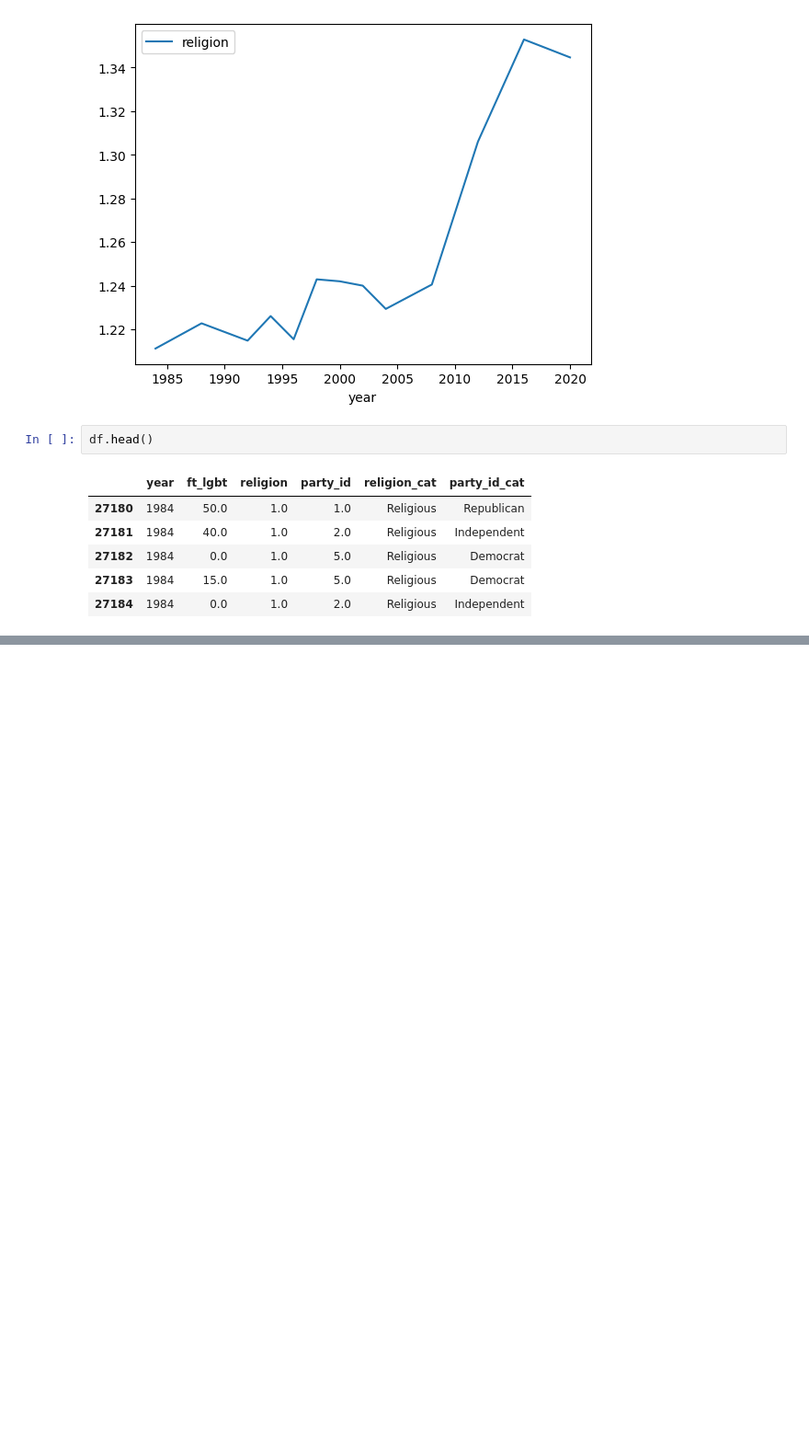
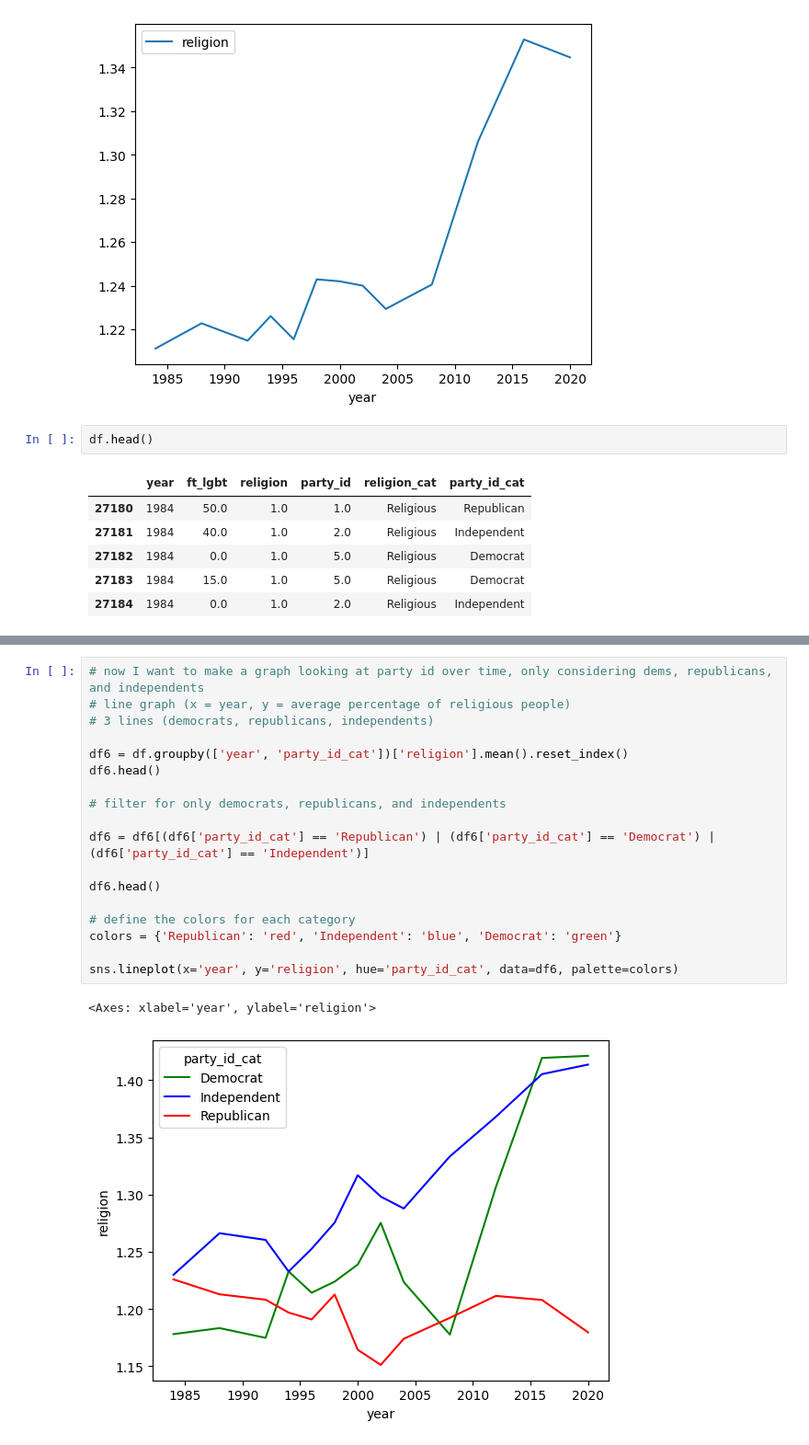
Before and after one commit to VUDataSci/data-presentation-eleanorbeers, a Jupyter notebook: eda_project_anes.ipynb, the cells around one changed output, grey strips where cells are left out. Shown at 92% size. Saved outputs shown, nothing was run; the diff lists cells and outputs as text; blank space fills up the shorter version.

Commit message:
another graph

```diff
--- a/eda_project_anes.ipynb
+++ b/eda_project_anes.ipynb
@@ -201 +196,22 @@ sns.lineplot(x='year', y='ft_lgbt', hue='religion_cat', style='party_id_cat', da
 [figure]
+# %%
+# now I want to make a graph looking at party id over time, only considering dems, republicans, and independents
+# line graph (x = year, y = average percentage of religious people)
+# 3 lines (democrats, republicans, independents)
+
+df6 = df.groupby(['year', 'party_id_cat'])['religion'].mean().reset_index()
+df6.head()
+
+# filter for only democrats, republicans, and independents
+
+df6 = df6[(df6['party_id_cat'] == 'Republican') | (df6['party_id_cat'] == 'Democrat') | (df6['party_id_cat'] == 'Independent')]
+
+df6.head()
+
+# define the colors for each category
+colors = {'Republican': 'red', 'Independent': 'blue', 'Democrat': 'green'}
+
+sns.lineplot(x='year', y='religion', hue='party_id_cat', data=df6, palette=colors)
+# %% [output]
+<Axes: xlabel='year', ylabel='religion'>
+[figure, added]
```
Also changed, not shown: parts of 3 cells of this notebook.
